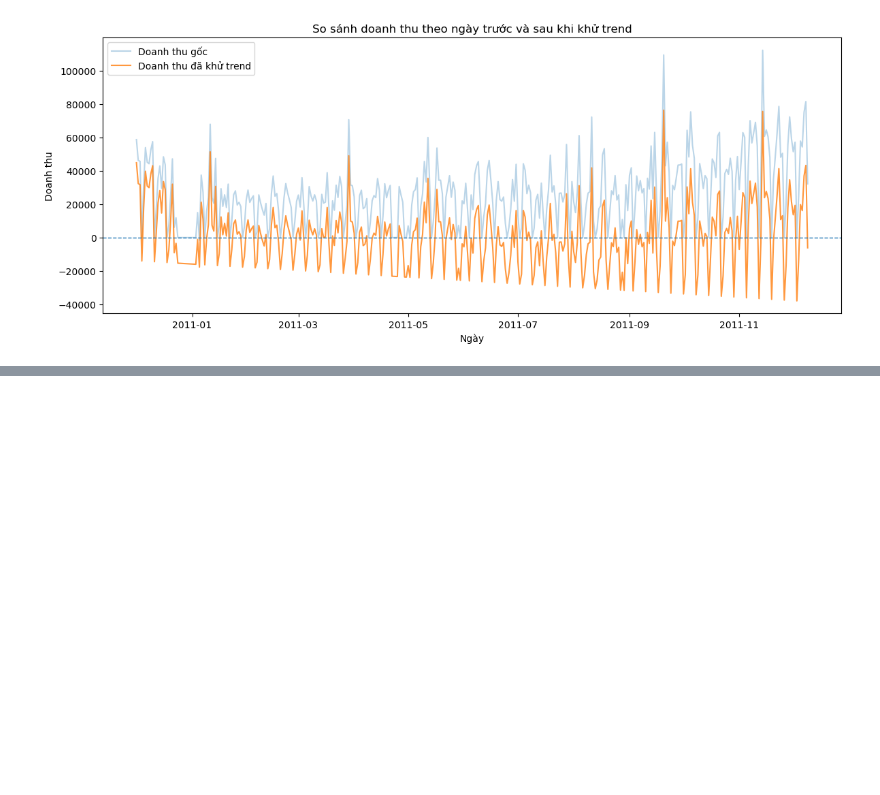
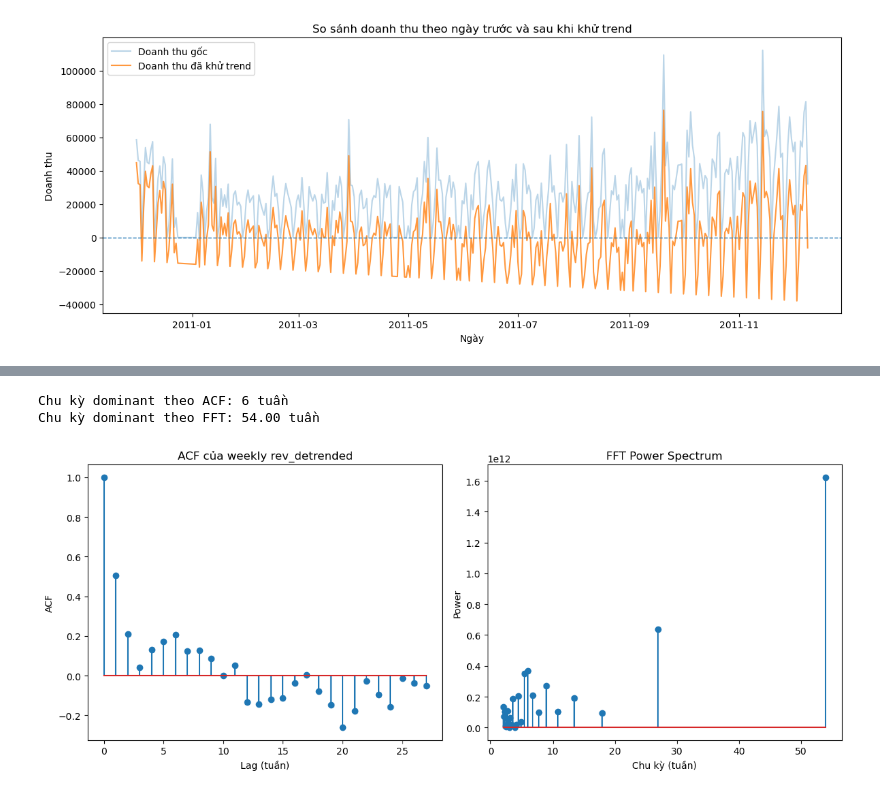
Before and after one commit to WindPham/24C12006_24C11060_DA_models, a Jupyter notebook: code/seasonality_analysis.ipynb, the cells around one changed output, grey strips where cells are left out. Saved outputs shown, nothing was run; the diff lists cells and outputs as text; code cells hidden in the pictures; blank space fills up the shorter version.

```diff
--- a/code/seasonality_analysis.ipynb
+++ b/code/seasonality_analysis.ipynb
@@ -205,0 +265,53 @@ plt.show()
+# %%
+from statsmodels.tsa.stattools import acf
+from scipy.signal import find_peaks
+import matplotlib.pyplot as plt
+
+# Dữ liệu weekly đã khử trend, bỏ NA nếu có
+y = weekly_df['rev_detrended'].dropna().values
+
+# --- 1. Xác định chu kỳ bằng ACF ---
+acf_vals = acf(y, nlags=len(y)//2)
+
+# Tìm các peak trong ACF (bỏ lag 0)
+peaks, _ = find_peaks(acf_vals[1:])  # ignore lag 0
+if len(peaks) > 0:
+    acf_cycle = peaks[0] + 1  # +1 vì bỏ lag0
+else:
+    acf_cycle = None
+
+print(f"Chu kỳ dominant theo ACF: {acf_cycle} tuần")
+
+# --- 2. Xác định chu kỳ bằng FFT ---
+fft_vals = np.fft.fft(y)
+freq = np.fft.fftfreq(len(y))
+power = np.abs(fft_vals)**2
+
+# Chỉ lấy tần số dương
+pos_mask = freq > 0
+freq_pos = freq[pos_mask]
+power_pos = power[pos_mask]
+
+# Peak dominant = chu kỳ có power lớn nhất
+fft_cycle = 1 / freq_pos[np.argmax(power_pos)]
+print(f"Chu kỳ dominant theo FFT: {fft_cycle:.2f} tuần")
+
+# --- Optional: Vẽ trực quan ACF và FFT ---
+plt.figure(figsize=(12,5))
+plt.subplot(1,2,1)
+plt.stem(acf_vals, use_line_collection=True)
+plt.title("ACF của weekly rev_detrended")
+plt.xlabel("Lag (tuần)")
+plt.ylabel("ACF")
+
+plt.subplot(1,2,2)
+plt.stem(1/freq_pos, power_pos, use_line_collection=True)
+plt.title("FFT Power Spectrum")
+plt.xlabel("Chu kỳ (tuần)")
+plt.ylabel("Power")
+plt.tight_layout()
+plt.show()
+# %% [output]
+Chu kỳ dominant theo ACF: 6 tuần
+Chu kỳ dominant theo FFT: 54.00 tuần
+[figure, added]
```
Also changed, not shown: parts of 10 cells of this notebook, 6 other files.
